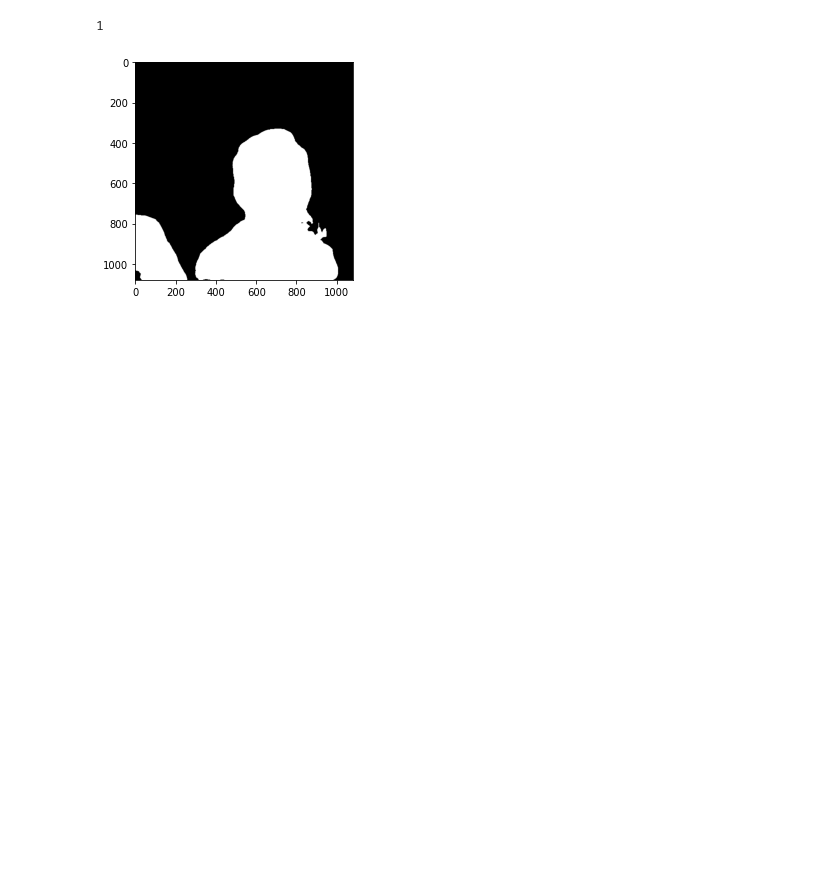
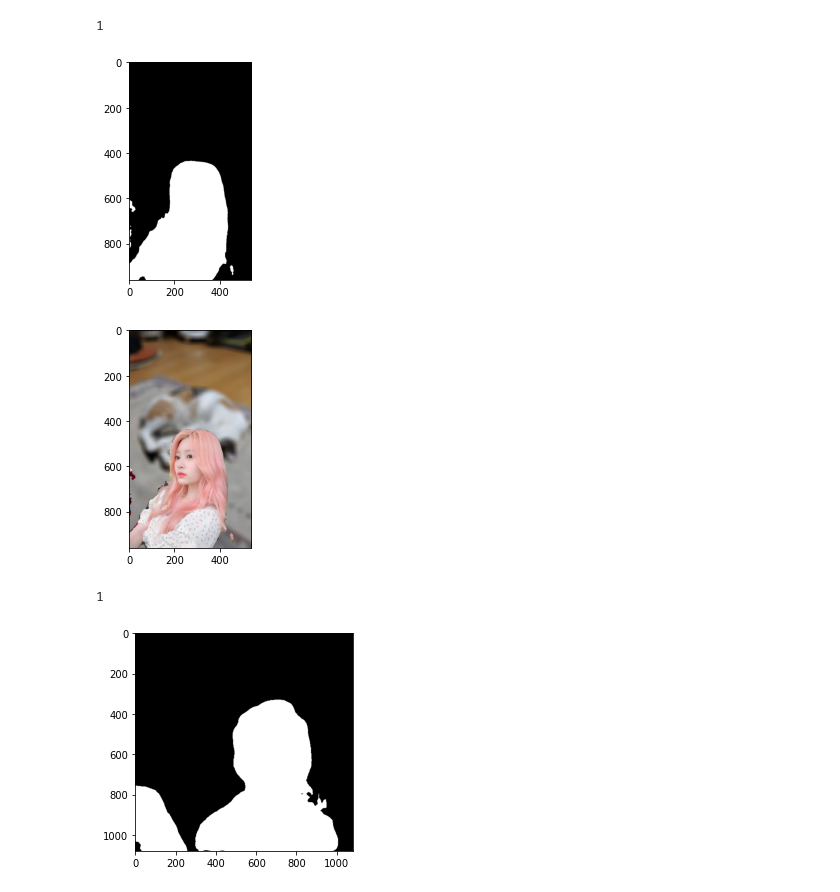
Before and after one commit to hjkornn-phys/Aiffel-Exploration-projects, a Jupyter notebook: Exploration_8/Ex8 _Shallow_Focus.ipynb, the cells around one changed output. Cells and saved outputs as stored; diff of their text form; code cells hidden in the pictures; blank space fills up the shorter version.

```diff
--- a/Exploration_8/Ex8 _Shallow_Focus.ipynb
+++ b/Exploration_8/Ex8 _Shallow_Focus.ipynb
@@ -483,6 +546,12 @@ shallow_focus_chromakey(img_path2, 'person', blur_level=25, bg_img_path=people_i
 [figure]
 [figure]
 1
+# %%
+shallow_focus_chromakey(img_path2, 'person', blur_level=25, bg_img_path=cat_img_path, ratio=1)
+# %% [output]
+[figure, added]
+[figure, added]
+1
 # %%
 shallow_focus_chromakey(img_path, 'person', blur_level=25, bg_img_path=people_img_path, ratio=1)
 # %% [output]
```
Also changed, not shown: parts of 9 cells of this notebook.
